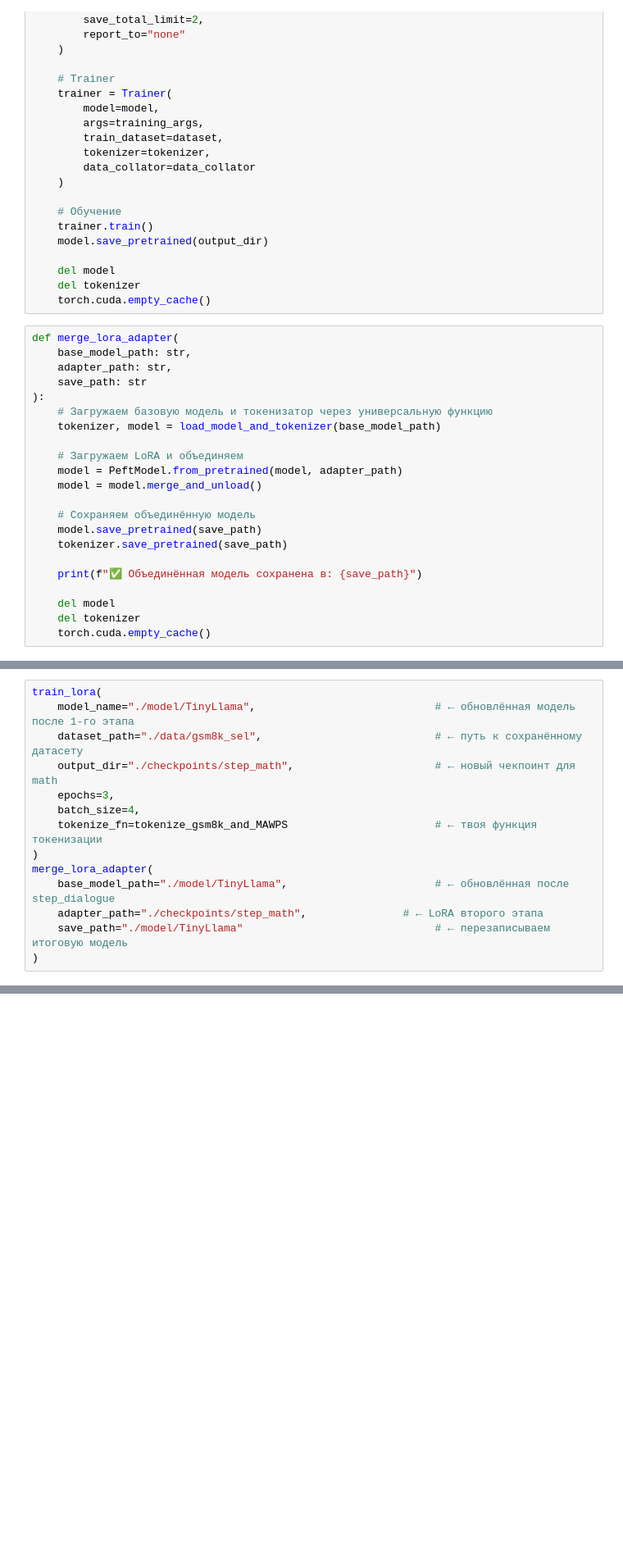
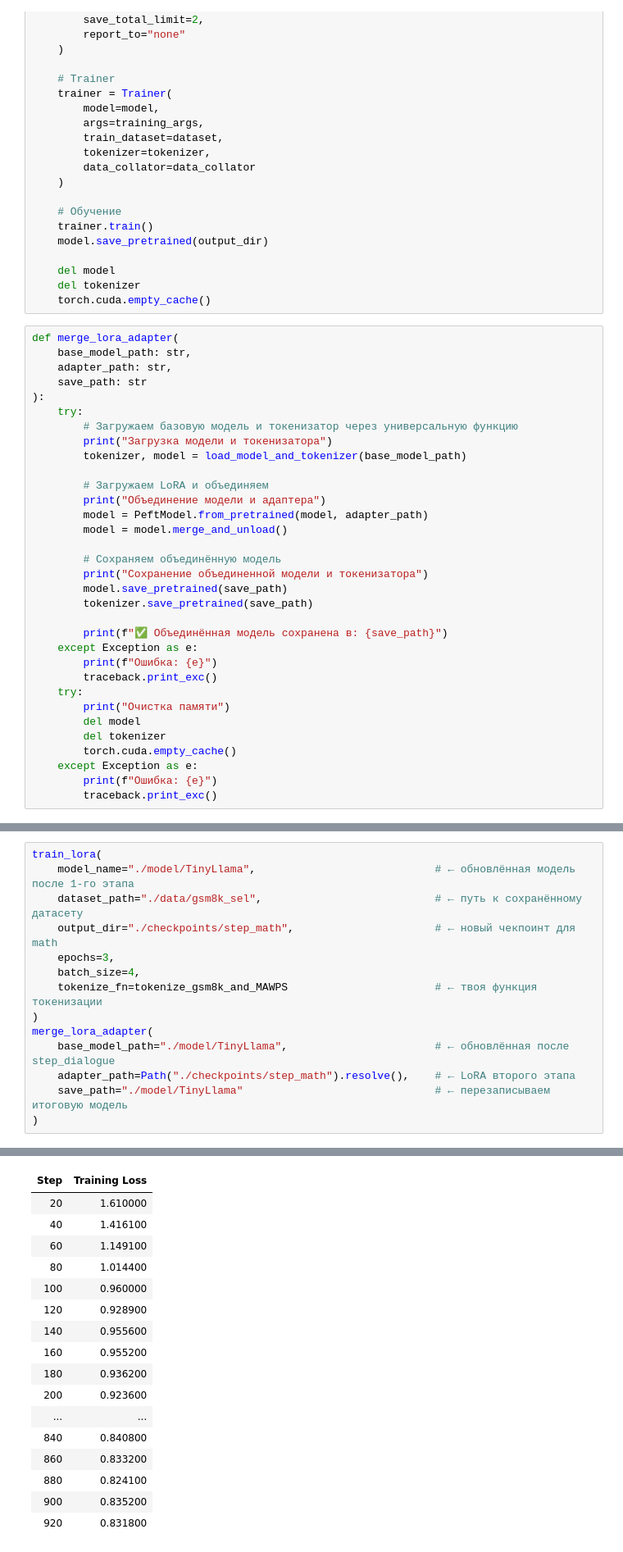
Before and after one commit to Mister-0-Zero/fine_tuning_model_for_AI_bot, a Jupyter notebook: post_training_model.ipynb, the cells around one changed output, grey strips where cells are left out. Shown at 82% size. Drawn from its saved outputs; the diff is of its cells as text; blank space fills up the shorter version.

```diff
--- a/post_training_model.ipynb
+++ b/post_training_model.ipynb
@@ -275,22 +276,33 @@ def merge_lora_adapter(
     adapter_path: str,
     save_path: str
 ):
-    # Загружаем базовую модель и токенизатор через универсальную функцию
-    tokenizer, model = load_model_and_tokenizer(base_model_path)
+    try:
+        # Загружаем базовую модель и токенизатор через универсальную функцию
+        print("Загрузка модели и токенизатора")
+        tokenizer, model = load_model_and_tokenizer(base_model_path)
 
-    # Загружаем LoRA и объединяем
-    model = PeftModel.from_pretrained(model, adapter_path)
-    model = model.merge_and_unload()
+        # Загружаем LoRA и объединяем
+        print("Объединение модели и адаптера")
+        model = PeftModel.from_pretrained(model, adapter_path)
+        model = model.merge_and_unload()
 
-    # Сохраняем объединённую модель
-    model.save_pretrained(save_path)
-    tokenizer.save_pretrained(save_path)
+        # Сохраняем объединённую модель
+        print("Сохранение объединенной модели и токенизатора")
+        model.save_pretrained(save_path)
+        tokenizer.save_pretrained(save_path)
 
-    print(f"✅ Объединённая модель сохранена в: {save_path}")
-
-    del model
-    del tokenizer
-    torch.cuda.empty_cache()
+        print(f"✅ Объединённая модель сохранена в: {save_path}")
+    except Exception as e:
+        print(f"Ошибка: {e}")
+        traceback.print_exc()
+    try:
+        print("Очистка памяти")
+        del model
+        del tokenizer
+        torch.cuda.empty_cache()
+    except Exception as e:
+        print(f"Ошибка: {e}")
+        traceback.print_exc()
 # %%
 # train_lora(
 #     model_name="TinyLlama/TinyLlama-1.1B-Chat-v1.0",
@@ -338,6 +335,7 @@ train_lora(
 )
 merge_lora_adapter(
     base_model_path="./model/TinyLlama",                       # ← обновлённая после step_dialogue
-    adapter_path="./checkpoints/step_math",               # ← LoRA второго этапа
+    adapter_path=Path("./checkpoints/step_math").resolve(),    # ← LoRA второго этапа
     save_path="./model/TinyLlama"                              # ← перезаписываем итоговую модель
 )
+# %% [output]
@@ -343,0 +345,17 @@ merge_lora_adapter(
+| Step | Training Loss |
+| 20 | 1.610000 |
+| 40 | 1.416100 |
+| 60 | 1.149100 |
+| 80 | 1.014400 |
+| 100 | 0.960000 |
+| 120 | 0.928900 |
+| 140 | 0.955600 |
+| 160 | 0.955200 |
+| 180 | 0.936200 |
+| 200 | 0.923600 |
+| ... | ... |
+| 840 | 0.840800 |
+| 860 | 0.833200 |
+| 880 | 0.824100 |
+| 900 | 0.835200 |
+| 920 | 0.831800 |
```
Also changed, not shown: parts of 7 cells of this notebook.
